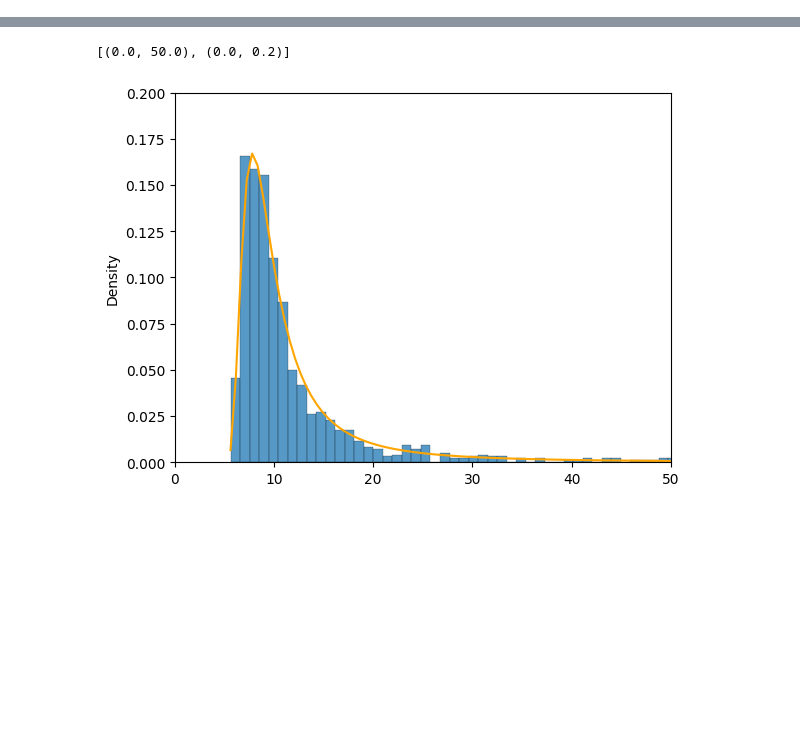
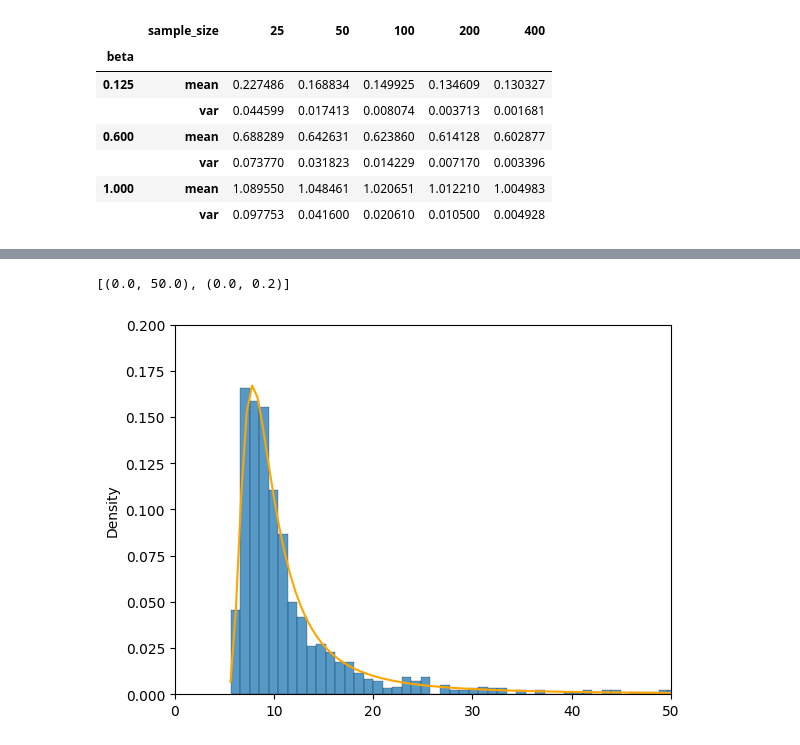
Before and after one commit to alinespereira/alshenawy-distribution, a Jupyter notebook: Alshenawy.ipynb, the cells around one changed output, grey strips where cells are left out. Cells and saved outputs as stored; diff of their text form; code cells hidden in the pictures; blank space fills up the shorter version.

```diff
--- a/Alshenawy.ipynb
+++ b/Alshenawy.ipynb
@@ -11,0 +63,22 @@ WARNING (pytensor.tensor.blas): Using NumPy C-API based implementation for BLAS
+# %%
+(results
+ .groupby(["beta", "sample_size"])
+ .agg({
+     "beta_mle": [
+         ("mean", pd.Series.mean),
+         ("var", lambda s: s.var(ddof=1)),
+     ]
+ })
+ .stack([0, 1], future_stack=True)
+ .unstack(1)
+ .droplevel(1, axis=0)
+)
+# %% [output]
+|  | sample_size | 25 | 50 | 100 | 200 | 400 |
+| beta |  |  |  |  |  |  |
+| 0.125 | mean | 0.227486 | 0.168834 | 0.149925 | 0.134609 | 0.130327 |
+|  | var | 0.044599 | 0.017413 | 0.008074 | 0.003713 | 0.001681 |
+| 0.600 | mean | 0.688289 | 0.642631 | 0.623860 | 0.614128 | 0.602877 |
+|  | var | 0.073770 | 0.031823 | 0.014229 | 0.007170 | 0.003396 |
+| 1.000 | mean | 1.089550 | 1.048461 | 1.020651 | 1.012210 | 1.004983 |
+|  | var | 0.097753 | 0.041600 | 0.020610 | 0.010500 | 0.004928 |
```
Also changed, not shown: parts of 9 cells of this notebook.
